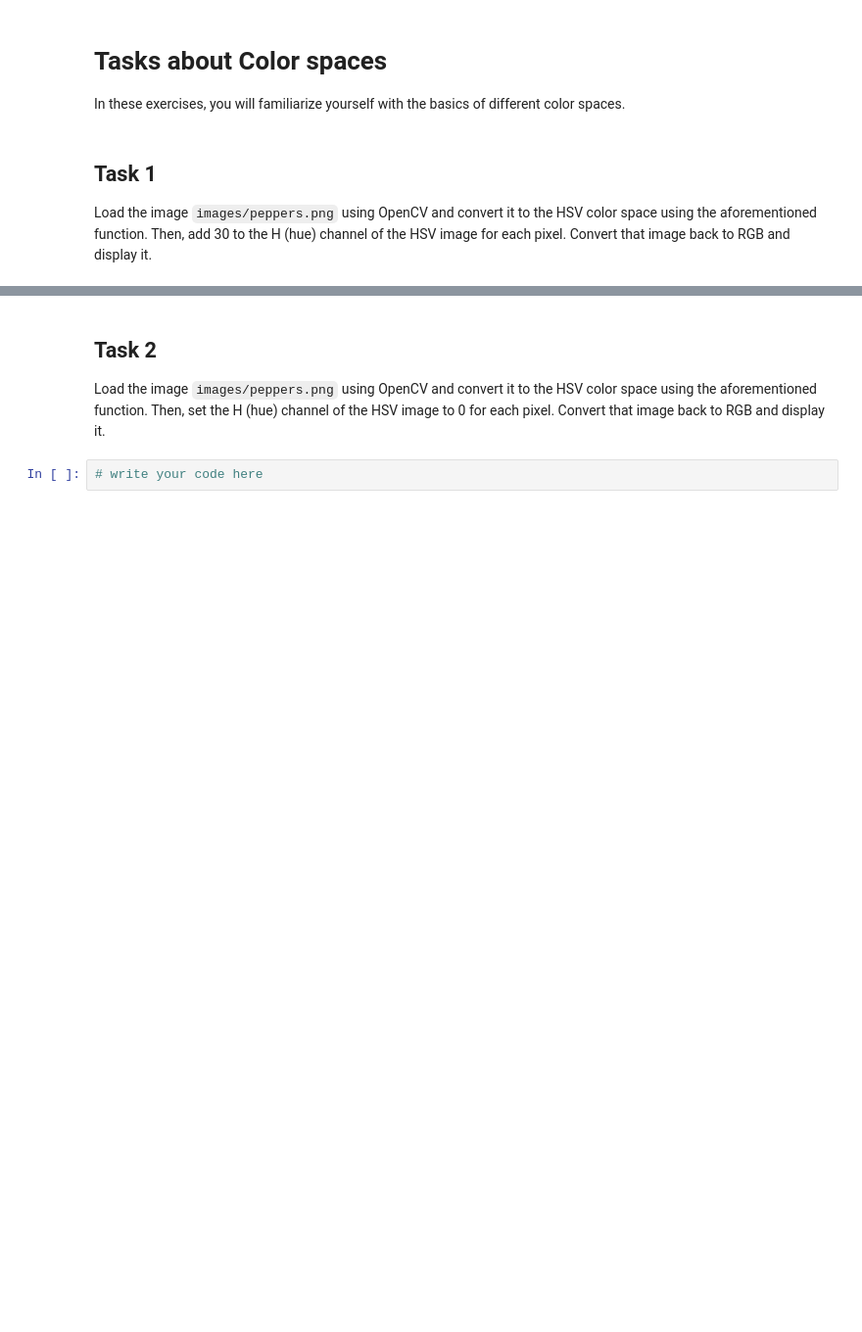
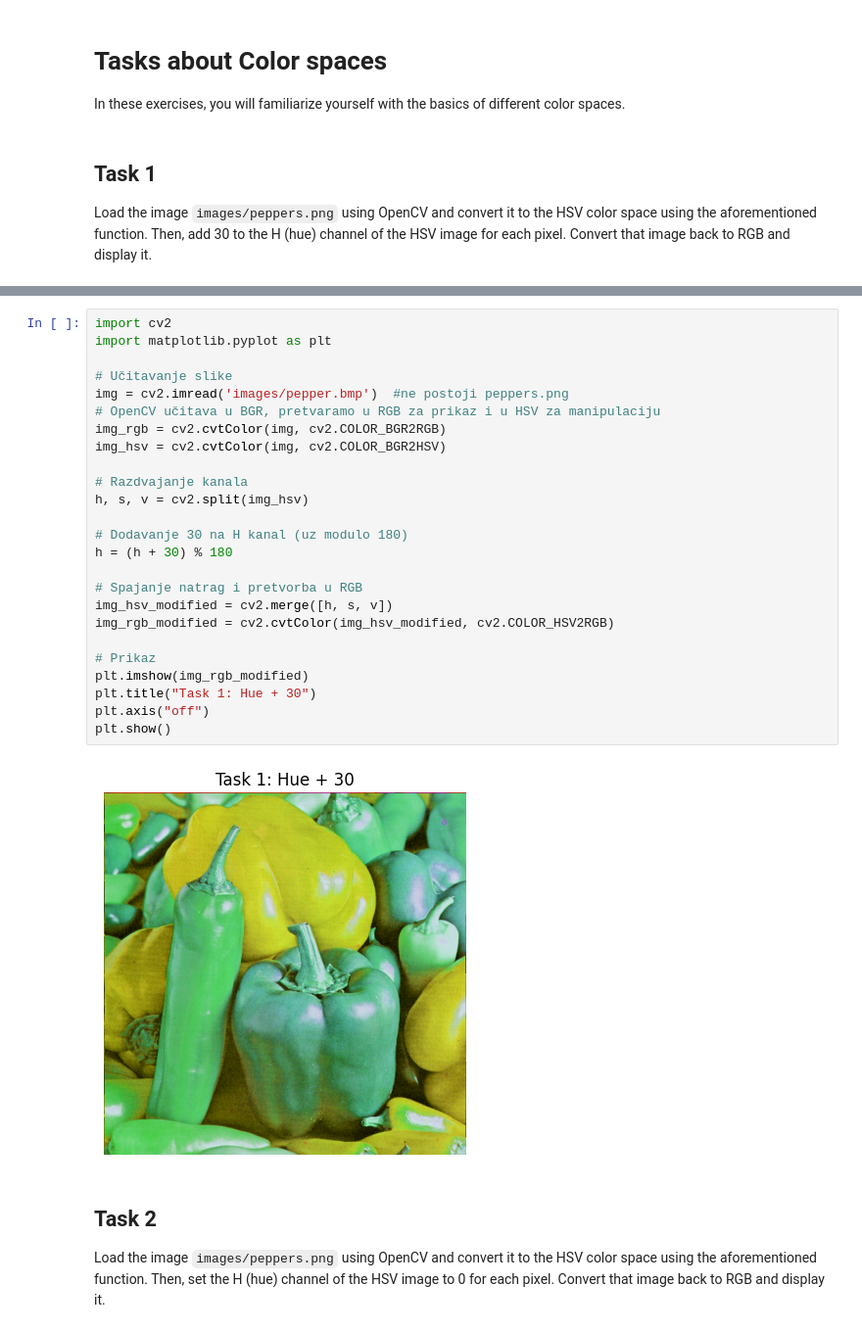
Before and after one commit to aljubic1/RacunalniVid_lab, a Jupyter notebook: lab1.ipynb, the cells around one changed output, grey strips where cells are left out. Shown at 98% size. Cells and saved outputs as stored; diff of their text form; blank space fills up the shorter version.

```diff
--- a/lab1.ipynb
+++ b/lab1.ipynb
@@ -307,6 +322,31 @@ Load the image `images/peppers.png` using OpenCV and convert it to the HSV color
+# %%
+import cv2
+import matplotlib.pyplot as plt
+
+# Učitavanje slike
+img = cv2.imread('images/pepper.bmp')  #ne postoji peppers.png
+# OpenCV učitava u BGR, pretvaramo u RGB za prikaz i u HSV za manipulaciju
+img_rgb = cv2.cvtColor(img, cv2.COLOR_BGR2RGB)
+img_hsv = cv2.cvtColor(img, cv2.COLOR_BGR2HSV)
+
+# Razdvajanje kanala
+h, s, v = cv2.split(img_hsv)
+
+# Dodavanje 30 na H kanal (uz modulo 180)
+h = (h + 30) % 180
+
+# Spajanje natrag i pretvorba u RGB
+img_hsv_modified = cv2.merge([h, s, v])
+img_rgb_modified = cv2.cvtColor(img_hsv_modified, cv2.COLOR_HSV2RGB)
+
+# Prikaz
+plt.imshow(img_rgb_modified)
+plt.title("Task 1: Hue + 30")
+plt.axis("off")
+plt.show()
+# %% [output]
+[figure, added]
 # %% [markdown]
 ## Task 2
 
 Load the image `images/peppers.png` using OpenCV and convert it to the HSV color space using the aforementioned function. Then, set the H (hue) channel of the HSV image to 0 for each pixel. Convert that image back to RGB and display it.
-# %%
-# write your code here
```
Also changed, not shown: parts of 3 cells of this notebook.
